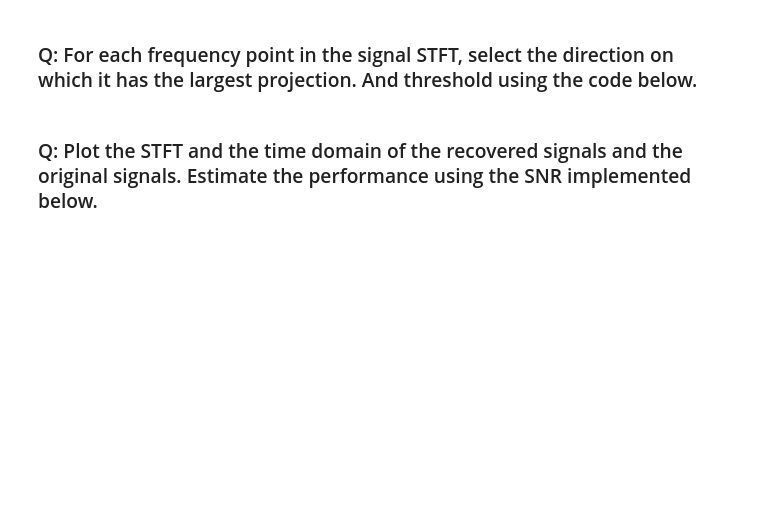
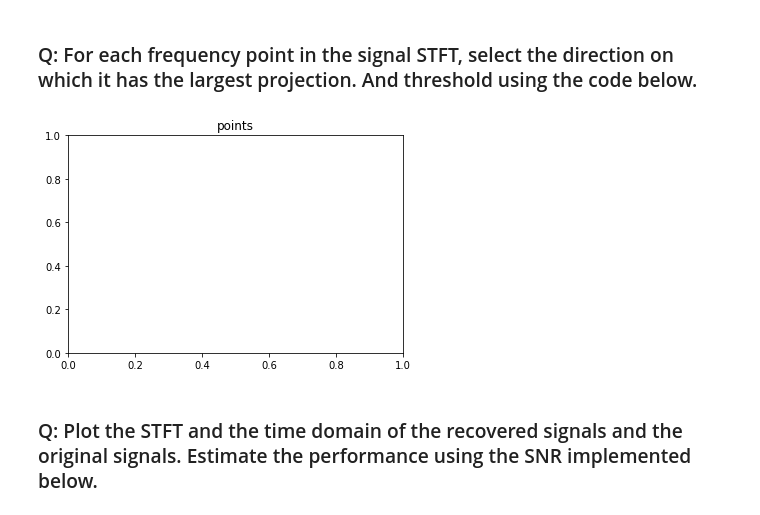
Before and after one commit to guillaume-haerinck/imac-tp-signal, a Jupyter notebook: m2-semestre1/TD4/TD3 Spectral Analysis and Filtering-Exercise.ipynb, the cells around one changed output. Saved outputs shown, nothing was run; the diff lists cells and outputs as text; code cells hidden in the pictures; blank space fills up the shorter version.

```diff
--- a/m2-semestre1/TD4/TD3 Spectral Analysis and Filtering-Exercise.ipynb
+++ b/m2-semestre1/TD4/TD3 Spectral Analysis and Filtering-Exercise.ipynb
@@ -231,11 +232,20 @@ Angle :  2.6070033115981657
 # %% [markdown]
 ### Q: For each frequency point in the signal STFT, select the direction on which it has the largest projection. And threshold using the code below.
 # %%
-
-### insert your code here.
-#threshold = .005
+threshold = .005
 #D = np.sqrt(np.sum(W**2, 0))
 #I = I*(D > threshold)
+
+projected_signal = []
+
+for i in range(nbre_selec):
+    pt = signal[i]
+    largest_projection = None
+
+plt.title("points")
+plt.show()
+# %% [output]
+[figure, added]
 # %% [markdown]
 ### Q: Plot the STFT and the time domain of the recovered signals and the original signals. Estimate the performance using the SNR implemented below.
 # %%
```
Also changed, not shown: parts of 8 cells of this notebook.
